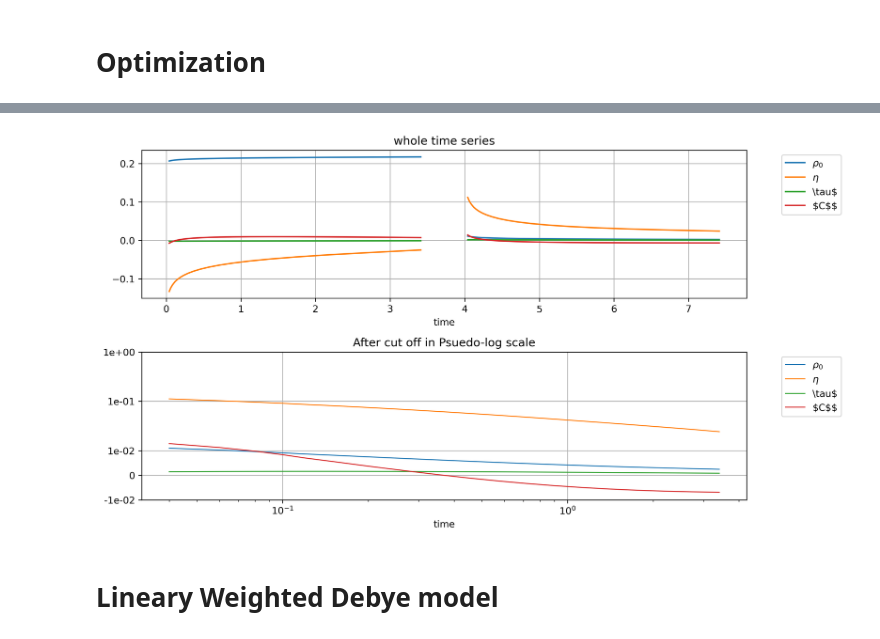
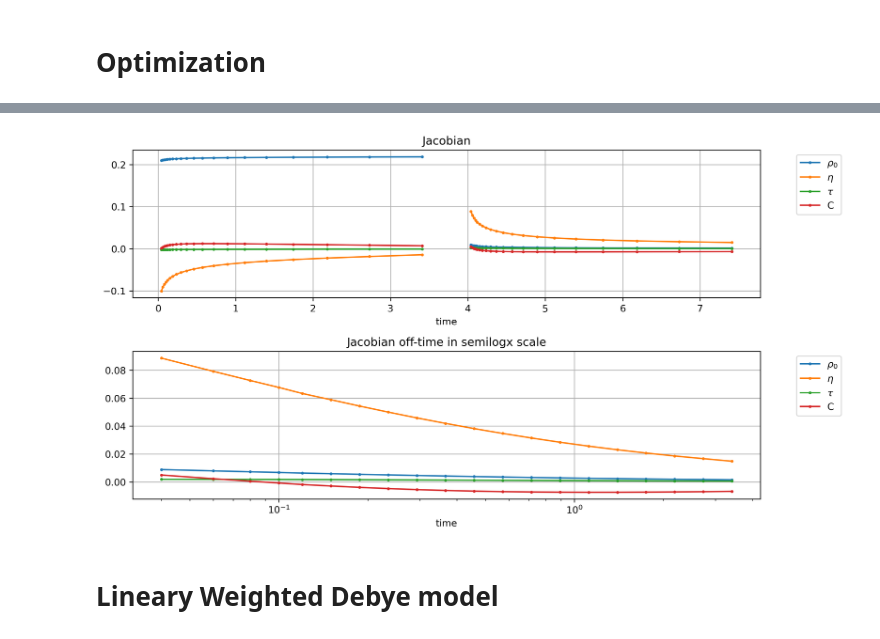
Before and after one commit to MasayukiMotoori/EOSC595, a Jupyter notebook: 19_TDIP.ipynb, the cells around one changed output, grey strips where cells are left out. Saved outputs shown, nothing was run; the diff lists cells and outputs as text; code cells hidden in the pictures.

```diff
--- a/19_TDIP.ipynb
+++ b/19_TDIP.ipynb
@@ -393,7 +386,7 @@ for i in range(nref):
     S_pelton_norm.append(s_norm)
     V_pelton.append(V)
 # %%
-ind_ref =3
+ind_ref =2
 J_on = dest_J_on_np[ind_ref]
 J_off = dest_J_off_np[ind_ref]
 # dpred_true = sim.J(parm_true).detach().numpy()
@@ -408,36 +401,46 @@ PL_jac = PsuedoLog(
 # %%
 fig, ax = plt.subplots(2, 1, figsize=(11, 6),dpi=300)
 
-ax[0].plot(windows_on, J_on[:,0], 'C0', label=r"$\rho_0$")
-ax[0].plot(windows_off,J_off[:,0], 'C0')
-ax[0].plot(windows_on,J_on[:,1], 'C1', label=r"$\eta$")
-ax[0].plot(windows_off,J_off[:,1], 'C1')
-ax[0].plot(windows_on,J_on[:,2], 'C2', label=r"\tau$")
-ax[0].plot(windows_off,J_off[:,2], 'C2')
-ax[0].plot(windows_on,J_on[:,3], 'C3', label=r"$C$$")
-ax[0].plot(windows_off,J_off[:,3], 'C3')
+ax[0].plot(windows_on, J_on[:,0], 'C0', marker=".",markersize=4.0, label=r"$\rho_0$")
+ax[0].plot(windows_off,J_off[:,0], 'C0', marker=".",markersize=4.0)
+ax[0].plot(windows_on,J_on[:,1], 'C1', marker=".",markersize=4.0, label=r"$\eta$")
+ax[0].plot(windows_off,J_off[:,1], 'C1', marker=".",markersize=4.0,)
+ax[0].plot(windows_on,J_on[:,2], 'C2', marker=".",markersize=4.0, label=r"$\tau$")
+ax[0].plot(windows_off,J_off[:,2], 'C2', marker=".",markersize=4.0,)
+ax[0].plot(windows_on,J_on[:,3], 'C3', marker=".",markersize=4.0, label=r"C")
+ax[0].plot(windows_off,J_off[:,3], 'C3', marker=".",markersize=4.0,)
 
-ax[1] = PL_jac.semiply(x=windows_off_0, y=J_off[:,0], ax=ax[1],
-             color='C0', label=r"$\rho_0$")
-ax[1] = PL_jac.semiply(x=windows_off_0, y=J_off[:,1], ax=ax[1],
-             color='C1', label=r"$\eta$")
-ax[1] = PL_jac.semiply(x=windows_off_0, y=J_off[:,2], ax=ax[1],
-                   color='C2', label=r"\tau$")
-ax[1] = PL_jac.semiply(x=windows_off_0, y=J_off[:,3], ax=ax[1],
-                   color='C3',  label=r"$C$$")
-PL_jac.pl_axes(ax=ax[1])
+# ax[1] = PL_jac.semiply(x=windows_off_0, y=J_off[:,0], ax=ax[1],
+#   marker=".",markersize=4.0,  color='C0', label=r"$\rho_0$")
+# ax[1] = PL_jac.semiply(x=windows_off_0, y=J_off[:,1], ax=ax[1],
+#   marker=".",markersize=4.0,  color='C1', label=r"$\eta$")
+# ax[1] = PL_jac.semiply(x=windows_off_0, y=J_off[:,2], ax=ax[1],
+#   marker=".",markersize=4.0,   color='C2', label=r"$\tau$")
+# ax[1] = PL_jac.semiply(x=windows_off_0, y=J_off[:,3], ax=ax[1],
+#    marker=".",markersize=4.0, color='C3',  label=r"C")
+# PL_jac.pl_axes(ax=ax[1])
+ax[1].semilogx(windows_off_0, J_off[:,0], 'C0', marker=".",markersize=4.0
+, label=r"$\rho_0$")
+ax[1].semilogx(windows_off_0, J_off[:,1], 'C1', marker=".",markersize=4.0
+, label=r"$\eta$")
+ax[1].semilogx(windows_off_0, J_off[:,2], 'C2', marker=".",markersize=4.0
+, label=r"$\tau$")
+ax[1].semilogx(windows_off_0, J_off[:,3], 'C3', marker=".",markersize=4.0
+, label=r"C")
+
+
 
 for a in ax:
         a.set_xlabel('time')
         a.grid()
         a.legend( bbox_to_anchor=(1.05, 1), loc='upper left')
-ax[0].set_title("whole time series")
-ax[1].set_title("After cut off in Psuedo-log scale")
+ax[0].set_title("Jacobian")
+ax[1].set_title("Jacobian off-time in semilogx scale")
 
 plt.tight_layout()
 plt.savefig("19_Pelton_res_tdp_J.jpg", dpi=300)
 # %% [output]
-[figure, old version]
+[figure, new version]
 # %% [markdown]
 #  Lineary Weighted Debye model
 # %%
```
Also changed, not shown: parts of 15 cells of this notebook, 10 other files.
